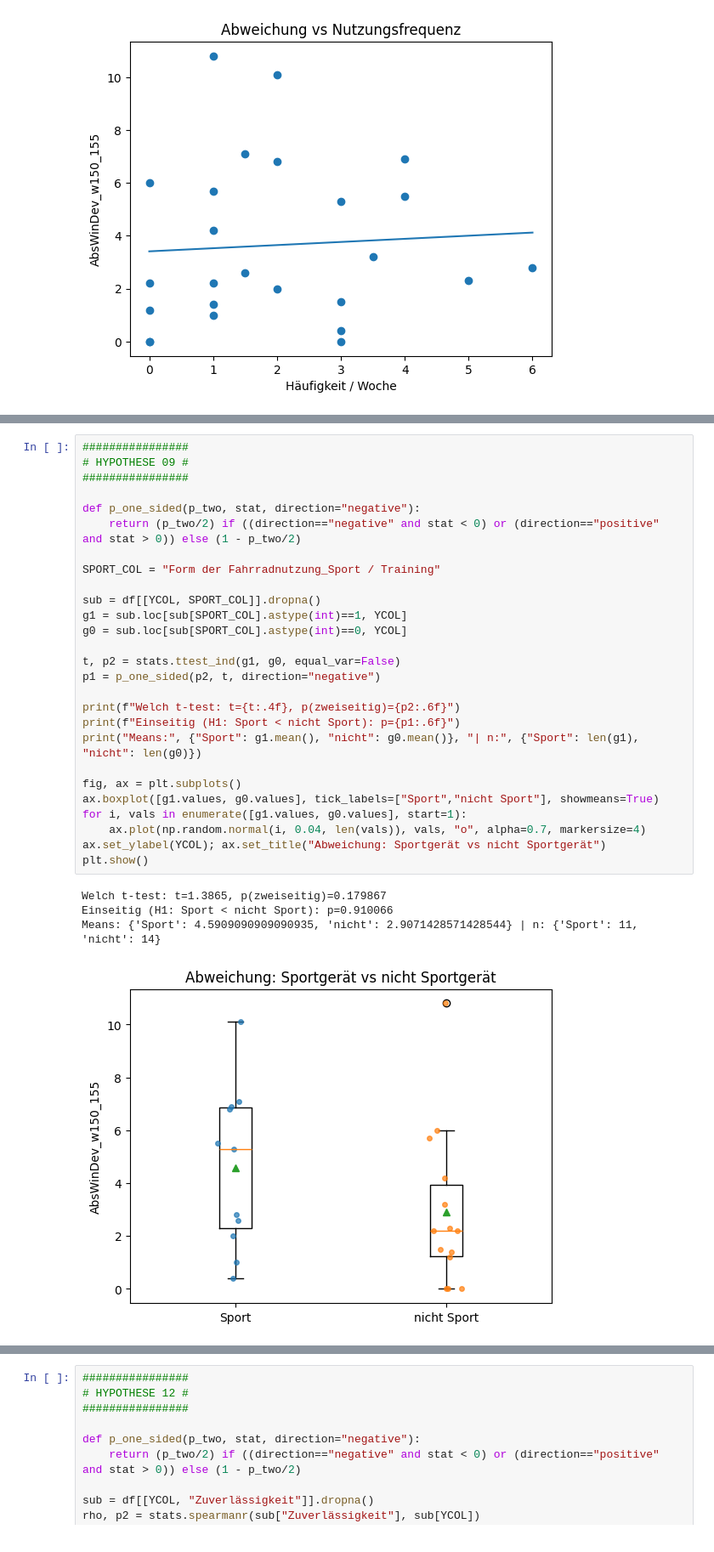
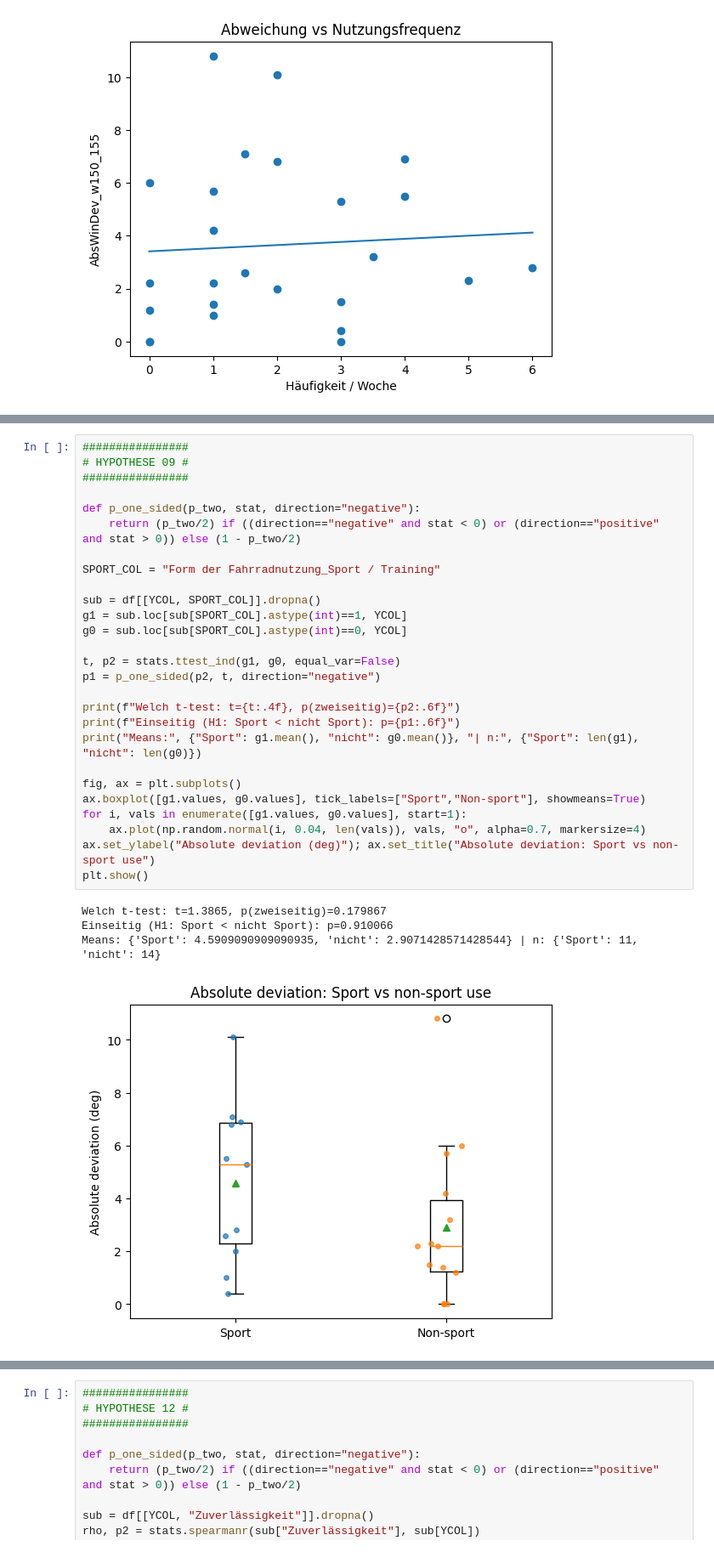
Before and after one commit to WestWoodPrints/MMI_Tool, a Jupyter notebook: Auswertung_V3.ipynb, the cells around one changed output, grey strips where cells are left out. Shown at 85% size. Drawn from its saved outputs; the diff is of its cells as text.

```diff
--- a/Auswertung_V3.ipynb
+++ b/Auswertung_V3.ipynb
@@ -511,35 +511,35 @@ Einseitig (H1: slope < 0): p=0.973896
 # %%
 ################
 # HYPOTHESE 09 #
 ################
 
 def p_one_sided(p_two, stat, direction="negative"):
     return (p_two/2) if ((direction=="negative" and stat < 0) or (direction=="positive" and stat > 0)) else (1 - p_two/2)
 
 SPORT_COL = "Form der Fahrradnutzung_Sport / Training"
 
 sub = df[[YCOL, SPORT_COL]].dropna()
 g1 = sub.loc[sub[SPORT_COL].astype(int)==1, YCOL]
 g0 = sub.loc[sub[SPORT_COL].astype(int)==0, YCOL]
 
 t, p2 = stats.ttest_ind(g1, g0, equal_var=False)
 p1 = p_one_sided(p2, t, direction="negative")
 
 print(f"Welch t-test: t={t:.4f}, p(zweiseitig)={p2:.6f}")
 print(f"Einseitig (H1: Sport < nicht Sport): p={p1:.6f}")
 print("Means:", {"Sport": g1.mean(), "nicht": g0.mean()}, "| n:", {"Sport": len(g1), "nicht": len(g0)})
 
 fig, ax = plt.subplots()
-ax.boxplot([g1.values, g0.values], tick_labels=["Sport","nicht Sport"], showmeans=True)
+ax.boxplot([g1.values, g0.values], tick_labels=["Sport","Non-sport"], showmeans=True)
 for i, vals in enumerate([g1.values, g0.values], start=1):
     ax.plot(np.random.normal(i, 0.04, len(vals)), vals, "o", alpha=0.7, markersize=4)
-ax.set_ylabel(YCOL); ax.set_title("Abweichung: Sportgerät vs nicht Sportgerät")
+ax.set_ylabel("Absolute deviation (deg)"); ax.set_title("Absolute deviation: Sport vs non-sport use")
 plt.show()
 # %% [output]
 Welch t-test: t=1.3865, p(zweiseitig)=0.179867
 Einseitig (H1: Sport < nicht Sport): p=0.910066
 Means: {'Sport': 4.5909090909090935, 'nicht': 2.9071428571428544} | n: {'Sport': 11, 'nicht': 14}
-[figure, old version]
+[figure, new version]
 # %%
 ################
 # HYPOTHESE 10 #
```
Also changed, not shown: parts of 8 cells of this notebook, 27 other files.
